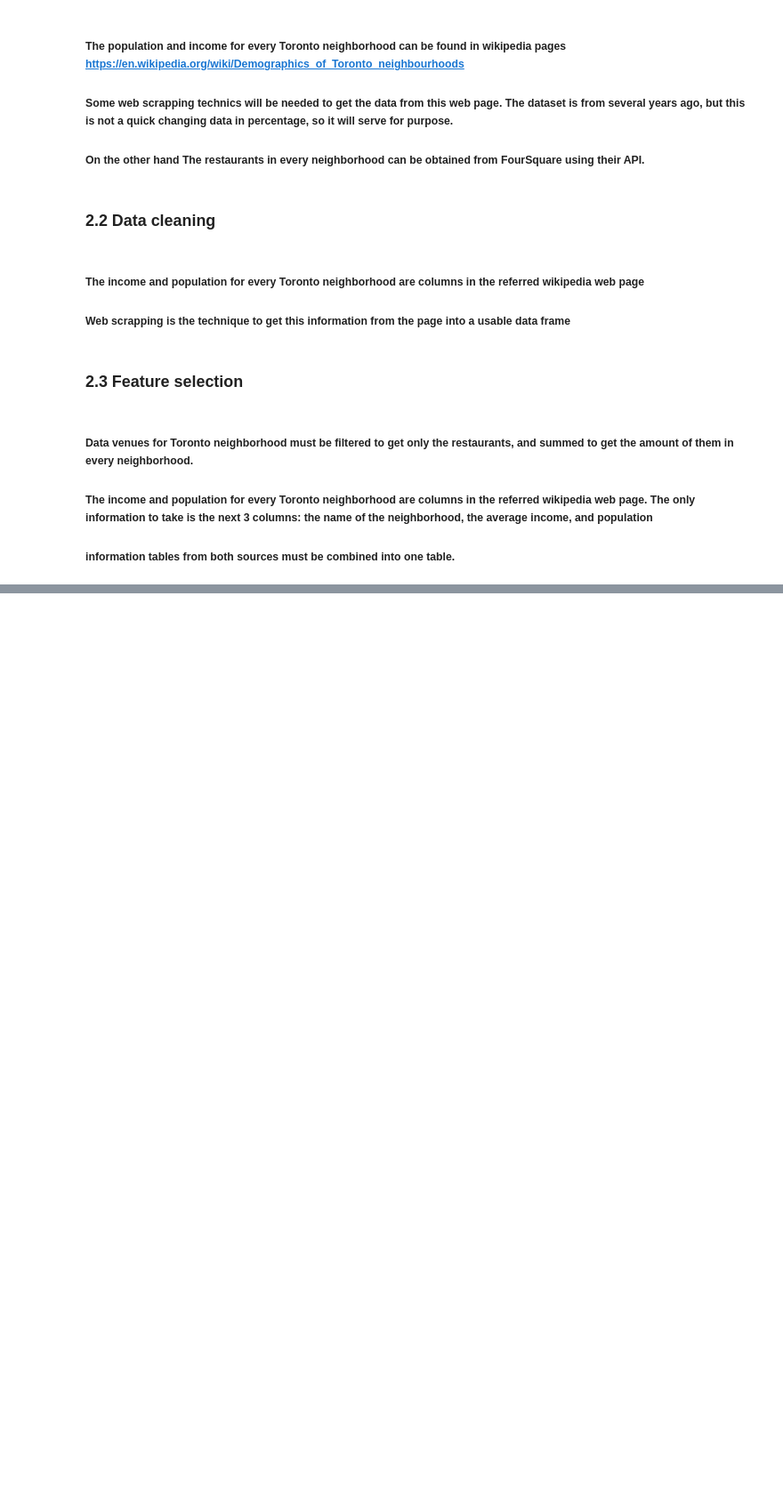
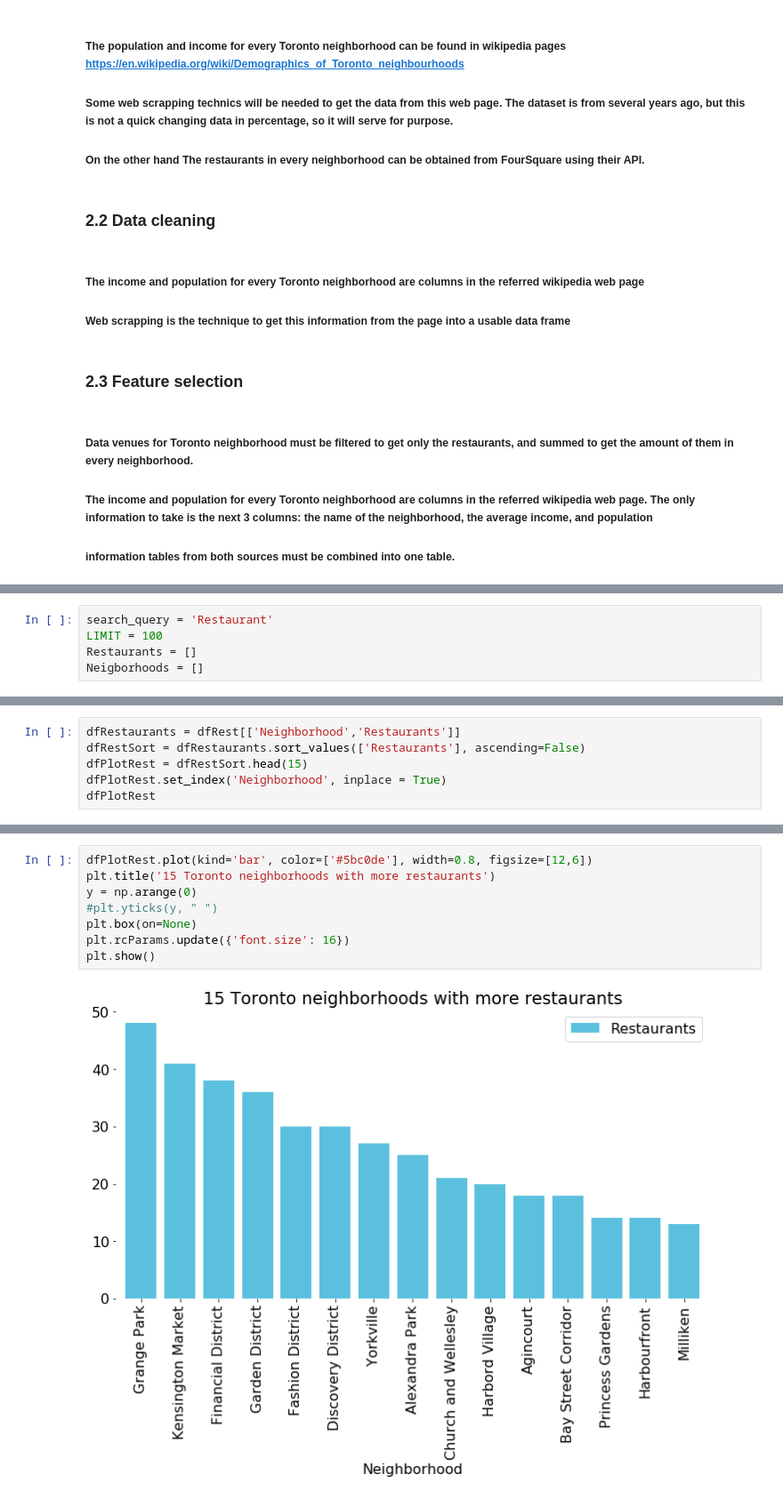
Before and after one commit to MiguelTamaritCortina/github-coursera, a Jupyter notebook: SelectNeighborhoodForNewBusiness.ipynb, the cells around one changed output, grey strips where cells are left out. Shown at 89% size. Cells and saved outputs as stored; diff of their text form; blank space fills up the shorter version.

```diff
--- a/SelectNeighborhoodForNewBusiness.ipynb
+++ b/SelectNeighborhoodForNewBusiness.ipynb
@@ -43,0 +301,5 @@
+# %%
+search_query = 'Restaurant'
+LIMIT = 100
+Restaurants = []
+Neigborhoods = []
@@ -43,0 +367,6 @@
+# %%
+dfRestaurants = dfRest[['Neighborhood','Restaurants']]
+dfRestSort = dfRestaurants.sort_values(['Restaurants'], ascending=False)
+dfPlotRest = dfRestSort.head(15)
+dfPlotRest.set_index('Neighborhood', inplace = True)
+dfPlotRest
@@ -43,0 +391,10 @@
+# %%
+dfPlotRest.plot(kind='bar', color=['#5bc0de'], width=0.8, figsize=[12,6])
+plt.title('15 Toronto neighborhoods with more restaurants')
+y = np.arange(0)
+#plt.yticks(y, " ")
+plt.box(on=None)
+plt.rcParams.update({'font.size': 16})
+plt.show()
+# %% [output]
+[figure, added]
```
Also changed, not shown: parts of 38 cells of this notebook, 2 other files.
